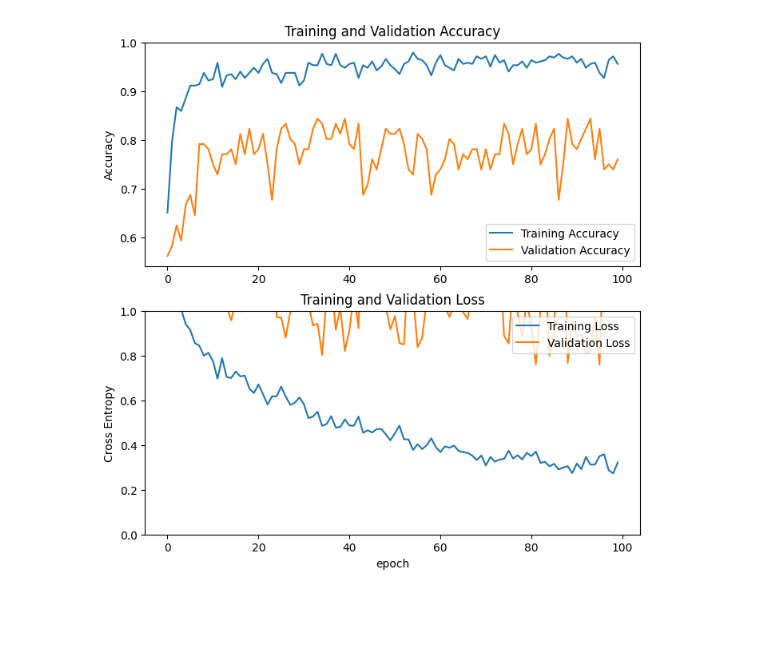
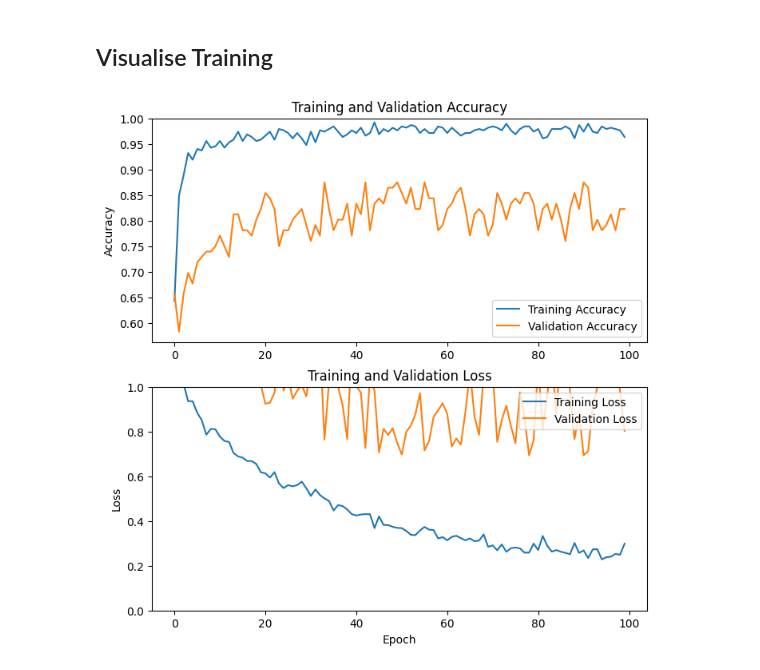
Before and after one commit to ptrpfa/BrainTumorClassification, a Jupyter notebook: transfer_learning/mobilenet/mobilenet.ipynb, the cells around one changed output. Saved outputs shown, nothing was run; the diff lists cells and outputs as text; code cells hidden in the pictures; blank space fills up the shorter version.

```diff
--- a/transfer_learning/mobilenet/mobilenet.ipynb
+++ b/transfer_learning/mobilenet/mobilenet.ipynb
@@ -126,5 +177,6 @@ Model: "functional_2"
 # %%
-# Train model
-# early_stopping = tf.keras.callbacks.EarlyStopping(monitor='val_loss', patience=4, restore_best_weights=True)
-# history = model.fit(train_ds, validation_data=val_ds, epochs=100, callbacks=[early_stopping])
-history = model.fit(train_ds, validation_data=val_ds, epochs=100)
+history = model.fit(train_ds, validation_data=val_ds, epochs=100, batch_size=32, verbose=0)
+
+# Early stopping callback
+# early_stopping = tf.keras.callbacks.EarlyStopping(monitor='val_loss', patience=10, restore_best_weights=True)
+# history = model.fit(train_ds, validation_data=val_ds, epochs=100, callbacks=[early_stopping], verbose=0)
@@ -149,34 +183,58 @@ Epoch 100/100
+# %% [markdown]
+## Visualise Training
 # %%
-""" Preliminary Model Performance """
-# View training metrics across epochs
-acc = history.history['accuracy']
-val_acc = history.history['val_accuracy']
-
-loss = history.history['loss']
-val_loss = history.history['val_loss']
-
+# Visualise model performance throughout epochs
+# Accuracy
 plt.figure(figsize=(8, 8))
 plt.subplot(2, 1, 1)
-plt.plot(acc, label='Training Accuracy')
-plt.plot(val_acc, label='Validation Accuracy')
+plt.plot(history.history['accuracy'], label='Training Accuracy')
+plt.plot(history.history['val_accuracy'], label='Validation Accuracy')
 plt.legend(loc='lower right')
 plt.ylabel('Accuracy')
 plt.ylim([min(plt.ylim()),1])
 plt.title('Training and Validation Accuracy')
-
+# Loss
 plt.subplot(2, 1, 2)
-plt.plot(loss, label='Training Loss')
-plt.plot(val_loss, label='Validation Loss')
+plt.plot(history.history['loss'], label='Training Loss')
+plt.plot(history.history['val_loss'], label='Validation Loss')
 plt.legend(loc='upper right')
-plt.ylabel('Cross Entropy')
+plt.ylabel('Loss')
 plt.ylim([0,1.0])
 plt.title('Training and Validation Loss')
-plt.xlabel('epoch')
+plt.xlabel('Epoch')
 plt.show()
 
-# Test metrics
-loss, accuracy = model.evaluate(val_ds)
-print('Test Accuracy :', accuracy)
-print('Test Loss :', loss)
+# Get epoch of optimal parameters
+print("Training Results:")
+print("~Accuracy~")
+print("Max (best) accuracy:", max(history.history['accuracy']), "at epoch", history.history['accuracy'].index(max(history.history['accuracy'])) + 1)
+print("Min (worst) accuracy:", min(history.history['accuracy']), "at epoch", history.history['accuracy'].index(min(history.history['accuracy'])) + 1)
+print("Median accuracy:", np.median(history.history['accuracy']))
+print("Mean accuracy:", np.mean(history.history['accuracy']))
+
+print("\n~Loss~")
+print("Min (best) loss:", min(history.history['loss']), "at epoch", history.history['loss'].index(min(history.history['loss'])) + 1)
+print("Max (worst) loss:", max(history.history['loss']), "at epoch", history.history['loss'].index(max(history.history['loss'])) + 1)
+print("Median loss:", np.median(history.history['loss']))
+print("Mean loss:", np.mean(history.history['loss']))
+
+print("\n~Final Training Performance~")
+print("Accuracy: {1}, Loss: {0}".format(*model.evaluate(train_ds, verbose=0)))
+
+print("\nValidation Results:")
+print("~Accuracy~")
+print("Max (best) accuracy:", max(history.history['val_accuracy']), "at epoch", history.history['val_accuracy'].index(max(history.history['val_accuracy'])) + 1)
+print("Min (worst) accuracy:", min(history.history['val_accuracy']), "at epoch", history.history['val_accuracy'].index(min(history.history['val_accuracy'])) + 1)
+print("Median accuracy:", np.median(history.history['val_accuracy']))
+print("Mean accuracy:", np.mean(history.history['val_accuracy']))
+
+print("\n~Loss~")
+print("Min (best) loss:", min(history.history['val_loss']), "at epoch", history.history['val_loss'].index(min(history.history['val_loss'])) + 1)
+print("Max (worst) loss:", max(history.history['val_loss']), "at epoch", history.history['val_loss'].index(max(history.history['val_loss'])) + 1)
+print("Median loss:", np.median(history.history['val_loss']))
+print("Mean loss:", np.mean(history.history['val_loss']))
+
+print("\n~Final Validation Performance~")
+print("Accuracy: {1}, Loss: {0}".format(*model.evaluate(val_ds, verbose=0)))
 # %% [output]
-[figure, old version]
+[figure, new version]
```
Also changed, not shown: parts of 16 cells of this notebook, 1 other file.
